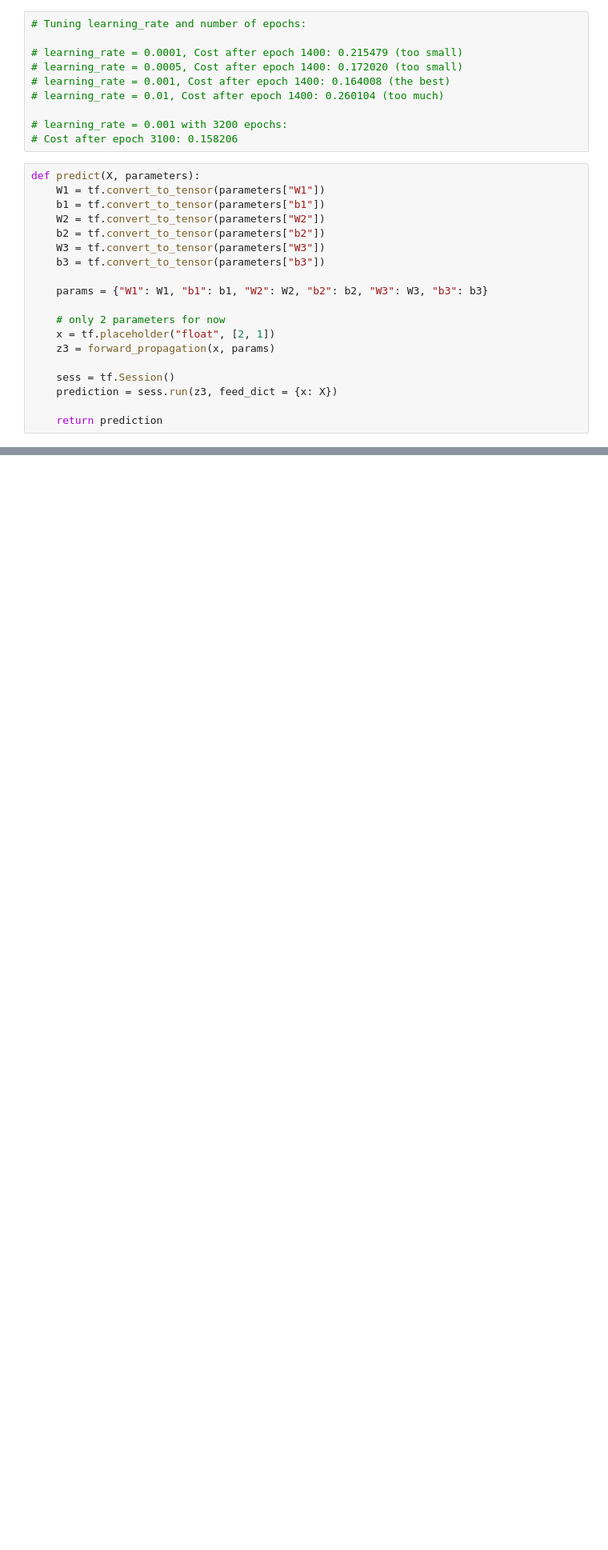
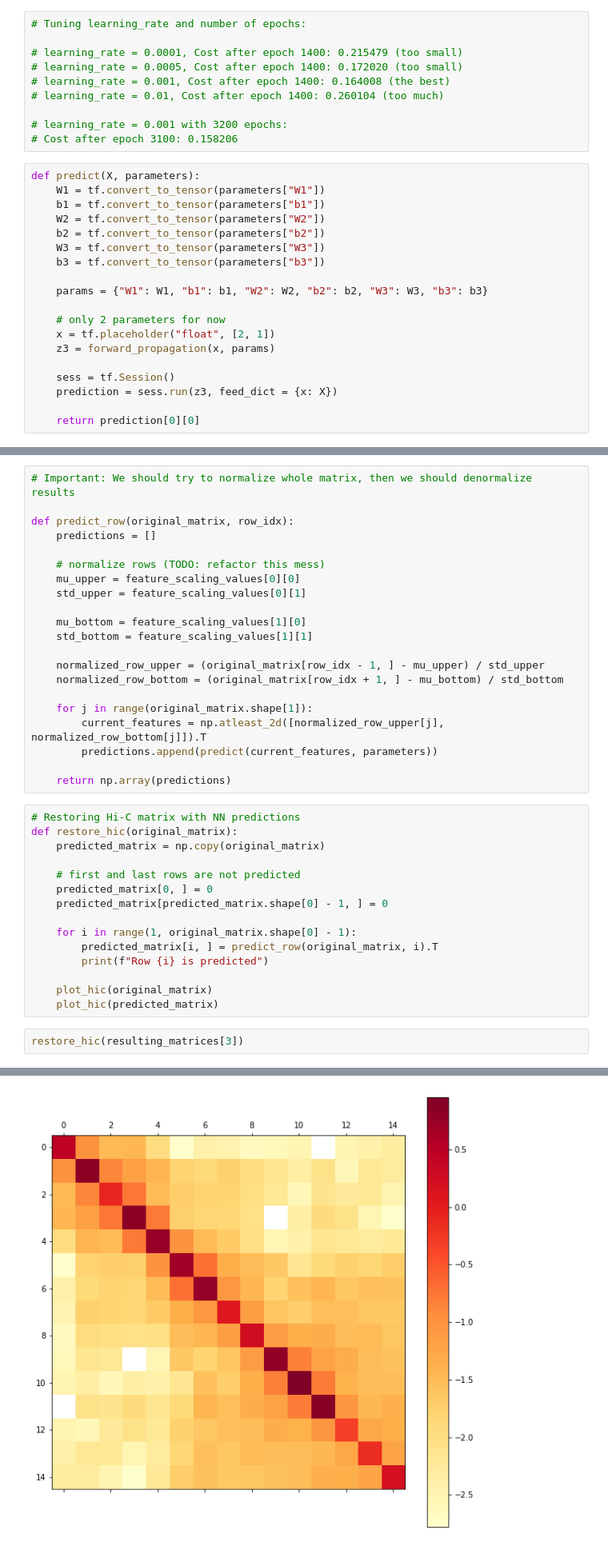
Before and after one commit to Khrameeva-Lab/DeepLearningHiC, a Jupyter notebook: DeepLearningHiC.ipynb, the cells around one changed output, grey strips where cells are left out. Shown: that part at 80% size. Drawn from its saved outputs; the diff is of its cells as text; blank space fills up the shorter version.

Commit message:
first prediction

```diff
--- a/DeepLearningHiC.ipynb
+++ b/DeepLearningHiC.ipynb
@@ -514,7 +515,7 @@ def predict(X, parameters):
     sess = tf.Session()
     prediction = sess.run(z3, feed_dict = {x: X})
 
-    return prediction
+    return prediction[0][0]
 # %%
 # TODO: Model evaluation
 
@@ -532,0 +532,39 @@ def predict(X, parameters):
+# %%
+# Important: We should try to normalize whole matrix, then we should denormalize results
+
+def predict_row(original_matrix, row_idx):
+    predictions = []
+
+    # normalize rows (TODO: refactor this mess)
+    mu_upper = feature_scaling_values[0][0]
+    std_upper = feature_scaling_values[0][1]
+
+    mu_bottom = feature_scaling_values[1][0]
+    std_bottom = feature_scaling_values[1][1]
+
+    normalized_row_upper = (original_matrix[row_idx - 1, ] - mu_upper) / std_upper
+    normalized_row_bottom = (original_matrix[row_idx + 1, ] - mu_bottom) / std_bottom
+
+    for j in range(original_matrix.shape[1]):
+        current_features = np.atleast_2d([normalized_row_upper[j], normalized_row_bottom[j]]).T
+        predictions.append(predict(current_features, parameters))
+
+    return np.array(predictions)
+# %%
+# Restoring Hi-C matrix with NN predictions
+def restore_hic(original_matrix):
+    predicted_matrix = np.copy(original_matrix)
+
+    # first and last rows are not predicted
+    predicted_matrix[0, ] = 0
+    predicted_matrix[predicted_matrix.shape[0] - 1, ] = 0
+
+    for i in range(1, original_matrix.shape[0] - 1):
+        predicted_matrix[i, ] = predict_row(original_matrix, i).T
+        print(f"Row {i} is predicted")
+
+    plot_hic(original_matrix)
+    plot_hic(predicted_matrix)
+# %%
+restore_hic(resulting_matrices[3])
+# %% [output]
@@ -532,0 +584 @@ def predict(X, parameters):
+[figure, added]
```
Also changed, not shown: parts of 3 cells of this notebook.
